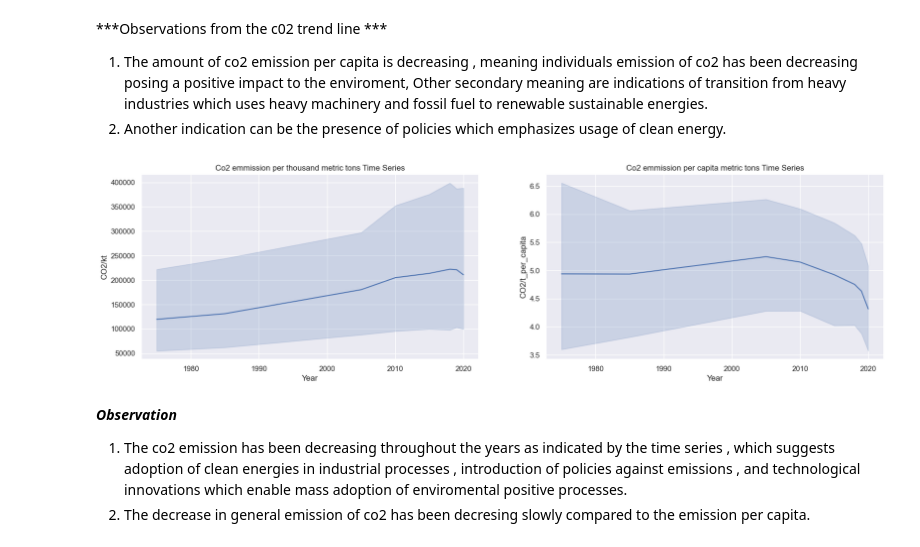
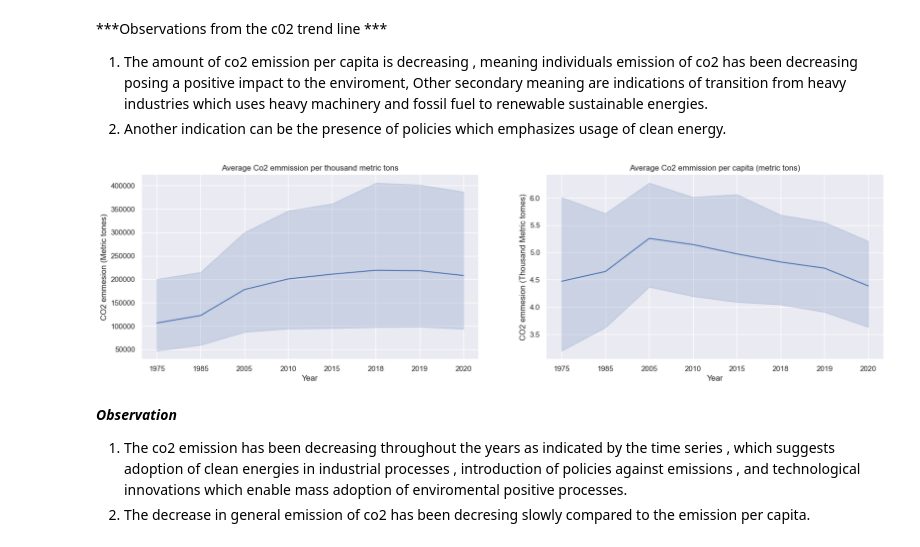
Before and after one commit to ntakirutimanapierre/Analytics-Assignemnt2-Exploratory-Data-Analysis-and-Reporting, a Jupyter notebook: g_assignment.ipynb, the cells around one changed output. Cells and saved outputs as stored; diff of their text form; code cells hidden in the pictures.

```diff
--- a/g_assignment.ipynb
+++ b/g_assignment.ipynb
@@ -115,3 +137,3 @@ k_co2.rename(columns= {"Value":"CO2/kt"},inplace=True)
 # %%
 #changing the datatype of Value column to float
-k_co2['CO2/kt'] = k_co2['CO2/kt'].str.replace(',','').astype(float)
+# p_co2['CO2/t_per_capita'] = p_co2['CO2/t_per_capita'].astype(float)
@@ -133,5 +139,0 @@ k_co2.head(10)
-# %%
-#create a separate dataset for  metric tons per capita
-p_co2 = co2_data[~co2_data['Value'].str.contains(',')]
-
-p_co2
@@ -154,6 +140,3 @@ p_co2.rename(columns= {"Value":"CO2/t_per_capita"},inplace=True)
-# %%
-#changing the datatype of Value column to float
-p_co2['CO2/t_per_capita'] = p_co2['CO2/t_per_capita'].astype(float)
 # %%
 #observing the dataset
 p_co2.head(10)
@@ -192,6 +175,10 @@ k_co2 = k_co2[['Country', 'Year', 'CO2/kt']]
 
 merged_data = pd.merge(k_co2, p_co2, on=['Country', 'Year'])
 merged_data.rename(columns={'Value_x':'CO2/kt','Value_y':"CO2/t_per_capita"}, inplace=True)
+
+
+merged_data['Region/Country/Area'] = merged_data['Region/Country/Area'].astype(str)
+merged_data['Year'] = merged_data['Year'].astype(str)
 # %%
 #confirming the shape of data
 p_co2.shape[0] + k_co2.shape[0]
@@ -267,19 +235,21 @@ grouped_data
 # %%
 #Checking for the trend  of co2 emission per thousand metric tons  in the data
 fig, ax = plt.subplots(1, 2, figsize=(20, 5))
 
 axes = ax[0]
 sns.lineplot(data=merged_data, y='CO2/kt',x='Year', ax=axes)
-axes.set_title("Co2 emmission per thousand metric tons Time Series")
+axes.set_title("Average Co2 emmission per thousand metric tons")
+axes.set_ylabel("CO2 emmesion (Metric tones)")
 # plt.show()
 
 
 axes = ax[1]
 sns.lineplot(data=merged_data, y='CO2/t_per_capita',x='Year', ax=axes)
-axes.set_title("Co2 emmission per capita metric tons Time Series")
+axes.set_title("Average Co2 emmission per capita (metric tons)")
+axes.set_ylabel("CO2 emmesion (Thousand Metric tomes)")
 plt.show()
 # %% [output]
-[figure, old version]
+[figure, new version]
 # %% [markdown]
 ***Observation***
 1. The co2 emission has been decreasing throughout the years as indicated by the time series , which suggests adoption of clean energies in industrial processes , introduction of  policies against emissions , and technological innovations which enable mass adoption of enviromental positive processes.
```
Also changed, not shown: parts of 37 cells of this notebook.
